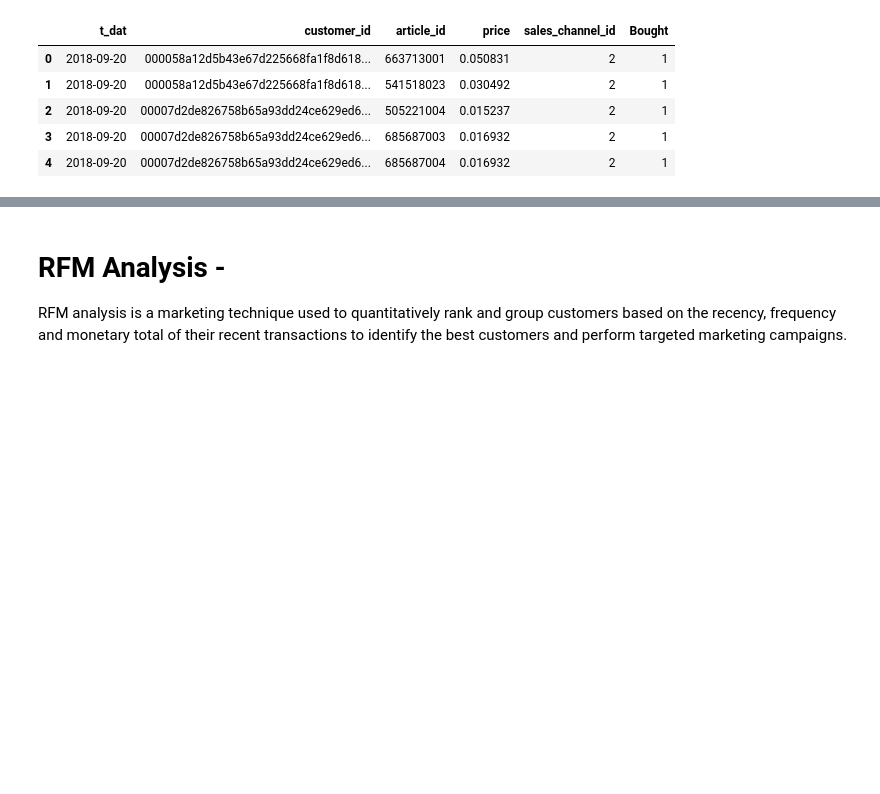
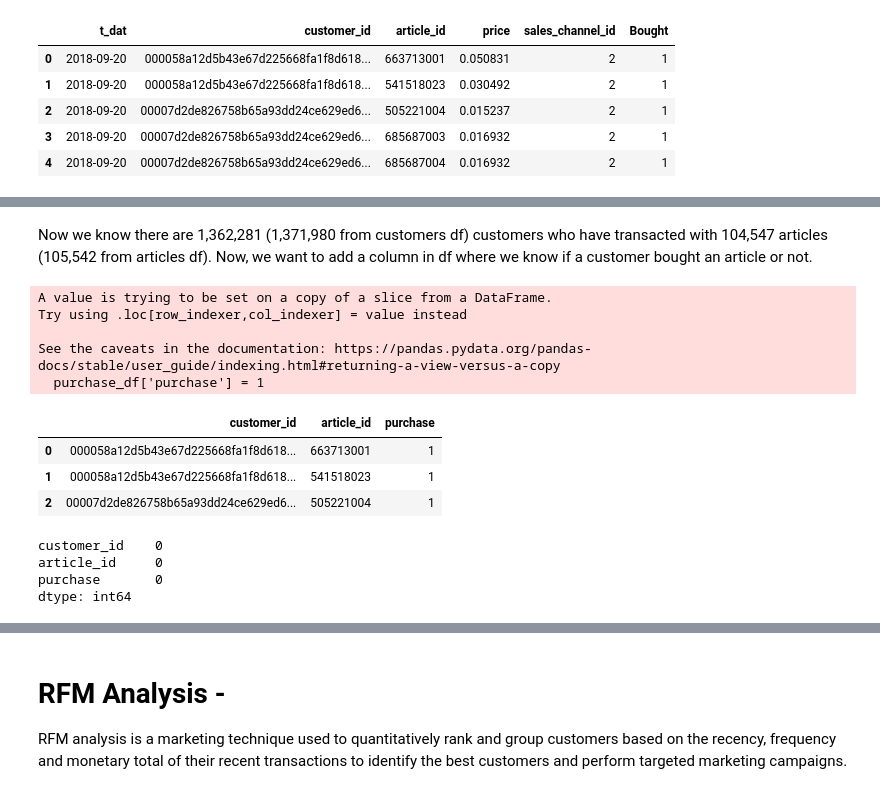
Before and after one commit to aliceagrawal/HM-Recommender-System-App, a Jupyter notebook: FinalDataPreparation.ipynb, the cells around one changed output, grey strips where cells are left out. Drawn from its saved outputs; the diff is of its cells as text; code cells hidden in the pictures; blank space fills up the shorter version.

```diff
--- a/FinalDataPreparation.ipynb
+++ b/FinalDataPreparation.ipynb
@@ -161,0 +250,24 @@ from surprise import Reader, Dataset
+# %% [markdown]
+Now we know there are 1,362,281 (1,371,980 from customers df) customers who have transacted with 104,547 articles (105,542 from articles df). Now, we want to add a column in df where we know if a customer bought an article or not.
+# %%
+purchase_df = transactions[['customer_id', 'article_id']]
+purchase_df['purchase'] = 1
+purchase_df.reset_index()
+purchase_df.head(3)
+# %% [output]
+A value is trying to be set on a copy of a slice from a DataFrame.
+Try using .loc[row_indexer,col_indexer] = value instead
+
+See the caveats in the documentation: https://pandas.pydata.org/pandas-docs/stable/user_guide/indexing.html#returning-a-view-versus-a-copy
+  purchase_df['purchase'] = 1
+|  | customer_id | article_id | purchase |
+| 0 | 000058a12d5b43e67d225668fa1f8d618... | 663713001 | 1 |
+| 1 | 000058a12d5b43e67d225668fa1f8d618... | 541518023 | 1 |
+| 2 | 00007d2de826758b65a93dd24ce629ed6... | 505221004 | 1 |
+# %%
+purchase_df.isna().sum()
+# %% [output]
+customer_id    0
+article_id     0
+purchase       0
+dtype: int64
```
Also changed, not shown: parts of 36 cells of this notebook.
